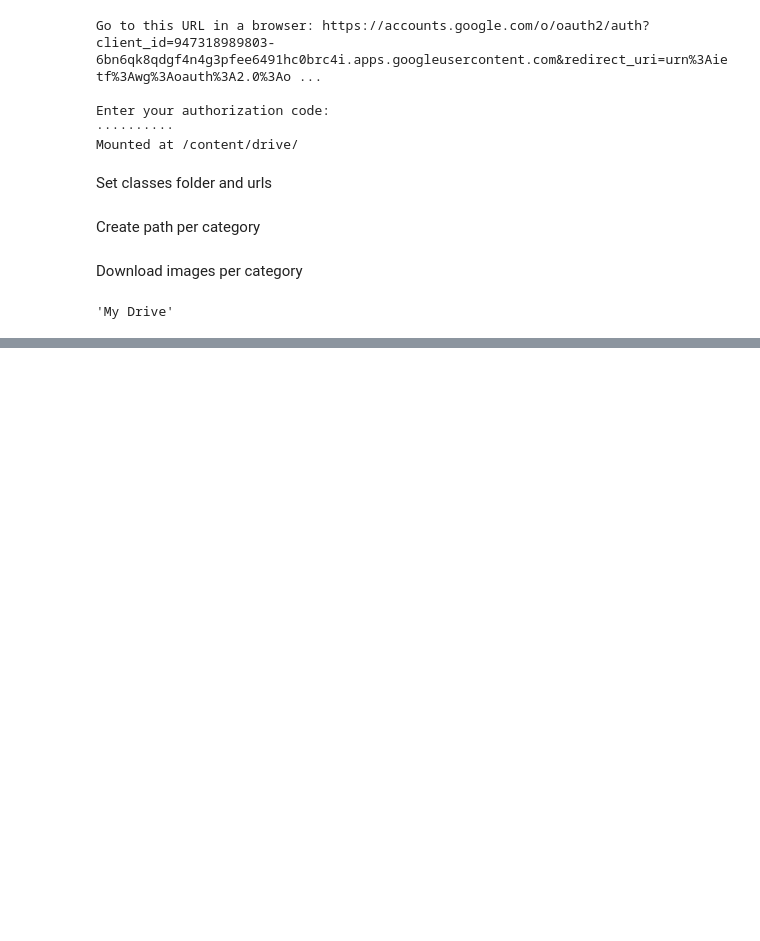
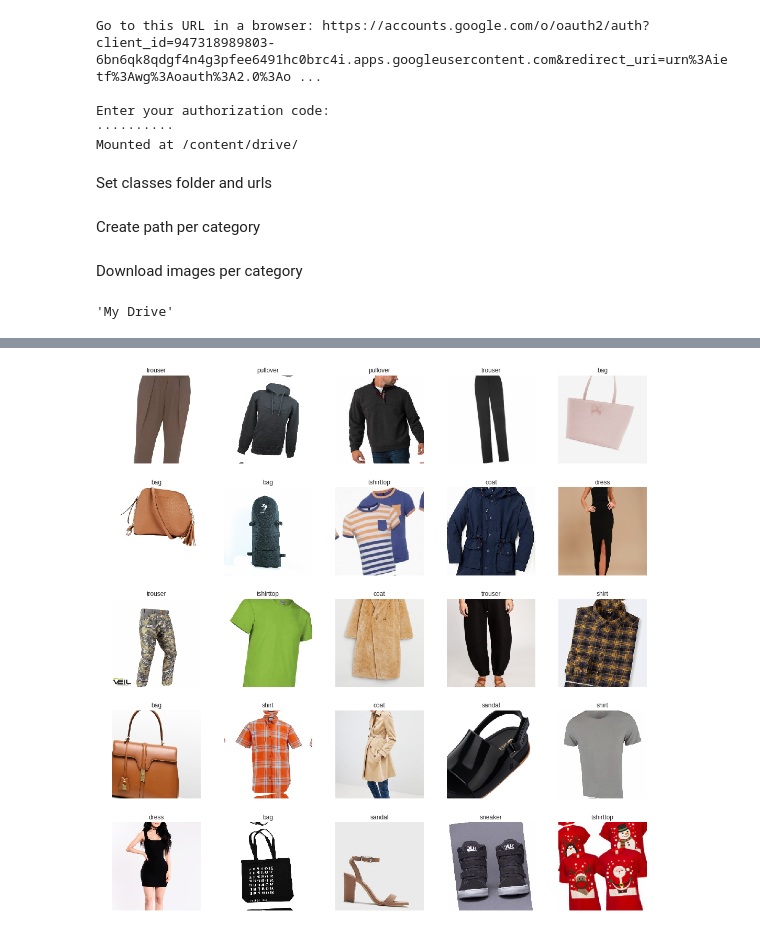
Before and after one commit to ibacaraujo/fashion-classification, a Jupyter notebook: fashion_classification.ipynb, the cells around one changed output, grey strips where cells are left out. Drawn from its saved outputs; the diff is of its cells as text; code cells hidden in the pictures; blank space fills up the shorter version.

Commit message:
View data

```diff
--- a/fashion_classification.ipynb
+++ b/fashion_classification.ipynb
@@ -84,0 +154,6 @@ download_images('drive/My Drive/fastai/dl1/data/'+file, 'drive/My Drive/fastai/d
+# %%
+np.random.seed(2)
+data = ImageDataBunch.from_folder('drive/My Drive/fastai/dl1/data/fashion/',
+                                 train=".", valid_pct=0.2,
+                                 ds_tfms=get_transforms(), size=224,
+                                 num_workers=4).normalize(imagenet_stats)
@@ -84,0 +175,4 @@ download_images('drive/My Drive/fastai/dl1/data/'+file, 'drive/My Drive/fastai/d
+# %%
+data.show_batch(rows=5, figsize=(15,15))
+# %% [output]
+[figure, added]
```
Also changed, not shown: parts of 7 cells of this notebook.
